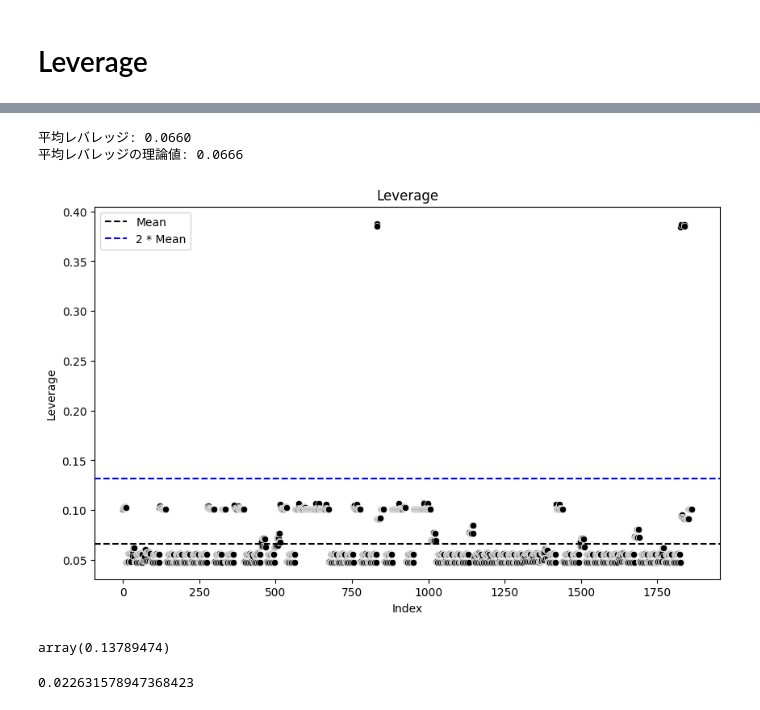
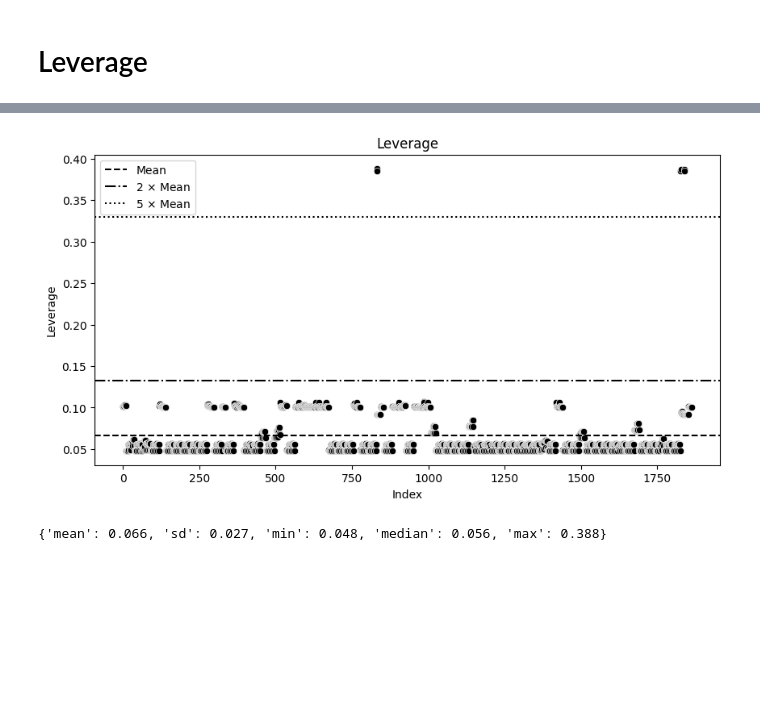
Before and after one commit to Keisei-Akiya/bridge-straw-effects, a Jupyter notebook: src/analysis/leverage.ipynb, the cells around one changed output, grey strips where cells are left out. Saved outputs shown, nothing was run; the diff lists cells and outputs as text; code cells hidden in the pictures; blank space fills up the shorter version.

```diff
--- a/src/analysis/leverage.ipynb
+++ b/src/analysis/leverage.ipynb
@@ -25,6 +25,26 @@ class LeverageCalculator:
         self.data['leverage'] = leverage
 
         return self.data
+
+    def describe_leverage(self):
+        if 'leverage' not in self.data.columns:
+            self.get_leverage()
+
+        mean_leverage = self.data['leverage'].mean()
+        sd_leverage = self.data['leverage'].std()
+        min_leverage = self.data['leverage'].min()
+        median_leverage = self.data['leverage'].median()
+        max_leverage = self.data['leverage'].max()
+
+        leverage_describe = {
+            'mean': mean_leverage.round(3),
+            'sd': sd_leverage.round(3),
+            'min': min_leverage.round(3),
+            'median': median_leverage.round(3),
+            'max': max_leverage.round(3)
+        }
+
+        return leverage_describe
 
     def plot_leverage(self, figsize=(10, 5)):
         if 'leverage' not in self.data.columns:
@@ -44,7 +64,15 @@ class LeverageCalculator:
         ax.set_ylabel('Leverage')
         ax.set_title('Leverage')
         ax.axhline(mean_leverage, color='black', linestyle='--', label='Mean')
-        ax.axhline(2 * mean_leverage, color='black', linestyle='-.', label='2 * Mean')
+        ax.axhline(2 * mean_leverage, color='black', linestyle='-.', label='2 $\\times$ Mean')
+        ax.axhline(5 * mean_leverage, color='black', linestyle=':', label='5 $\\times$ Mean')
         ax.legend()
 
         return fig, ax
+
+    def get_high_leverage(self, threshold=2):
+        if 'leverage' not in self.data.columns:
+            self.get_leverage()
+
+        high_leverage_islands = self.data[self.data['leverage'] > threshold * self.data['leverage'].mean()][['island_ids', 'leverage', 'treatment_group', 'after_treatment']]
+        return high_leverage_islands
@@ -62,32 +79,15 @@ calculator.plot_leverage()
-# %%
-mean_leverage = df_leverage['leverage'].mean()
-print(f'平均レバレッジ: {mean_leverage:.4f}')
-
-k = X.shape[1]
-n = df.shape[0]
-theoretical_value = (k+1) / n
-print(f'平均レバレッジの理論値: {theoretical_value:.4f}')
-# %% [output]
-平均レバレッジ: 0.0660
-平均レバレッジの理論値: 0.0666
-# %%
-plt.figure(figsize=(10, 6))
-sns.scatterplot(x=df_leverage.index, y='leverage', data=df_leverage, color='black')
-plt.xlabel('Index')
-plt.ylabel('Leverage')
-plt.title('Leverage')
-plt.axhline(mean_leverage, color='black', linestyle='--', label='Mean')
-plt.axhline(2 *mean_leverage, color='blue', linestyle='--', label='2 * Mean')
-plt.legend()
-plt.show()
-# %% [output]
-[figure, removed]
-# %%
-df['leverage'].max()
-2 * mean_leverage
-# %% [output]
-array(0.13789474)
-# %%
-len(df[df['leverage'] > 2 * theoretical_value]) / len(df)
-# %% [output]
-0.022631578947368423
+# %%
+X = dmatrix('C(island_ids) + C(year) + after_treatment -1', df)
+twfe_calculator = LeverageCalculator(X, df)
+X = dmatrix('C(island_ids) + C(year) + treatment_group:C(time_since_treatment) -1', df)
+dynamic_calculator = LeverageCalculator(X, df)
+X = dmatrix('C(island_ids) + C(year) + treatment_group:C(time_since_treatment):C(bridge_year) -1', df)
+fs_calculator = LeverageCalculator(X, df)
+# %%
+fig, ax = fs_calculator.plot_leverage()
+# %% [output]
+[figure, added]
+# %%
+twfe_calculator.describe_leverage()
+# %% [output]
+{'mean': 0.066, 'sd': 0.027, 'min': 0.048, 'median': 0.056, 'max': 0.388}
```
Also changed, not shown: parts of 4 cells of this notebook, 4 other files.
